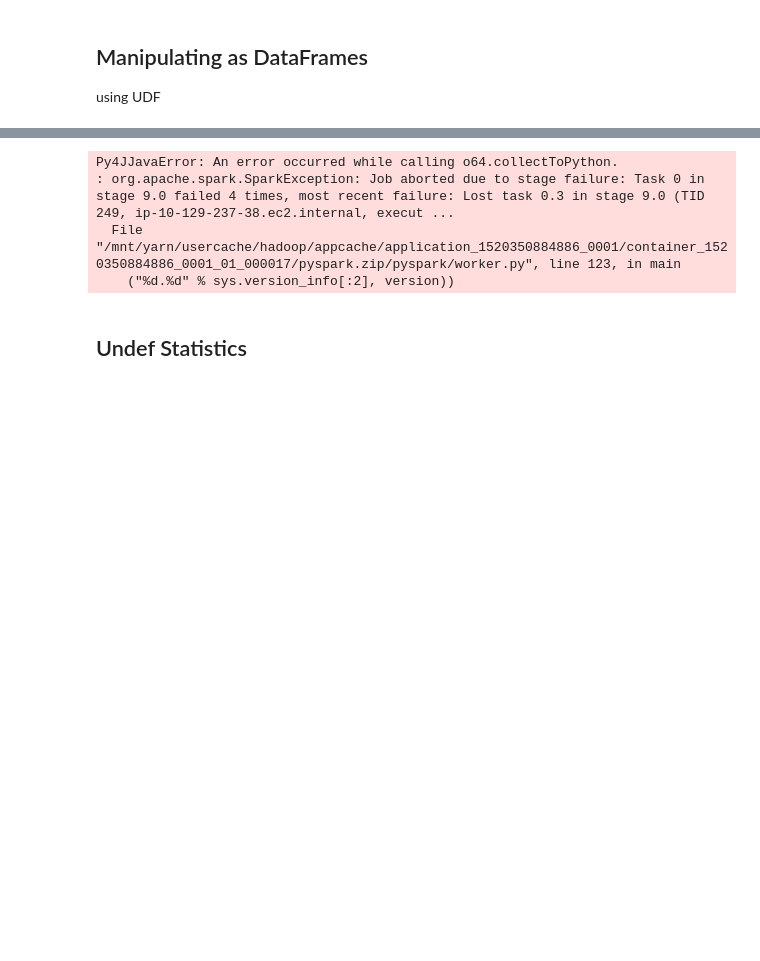
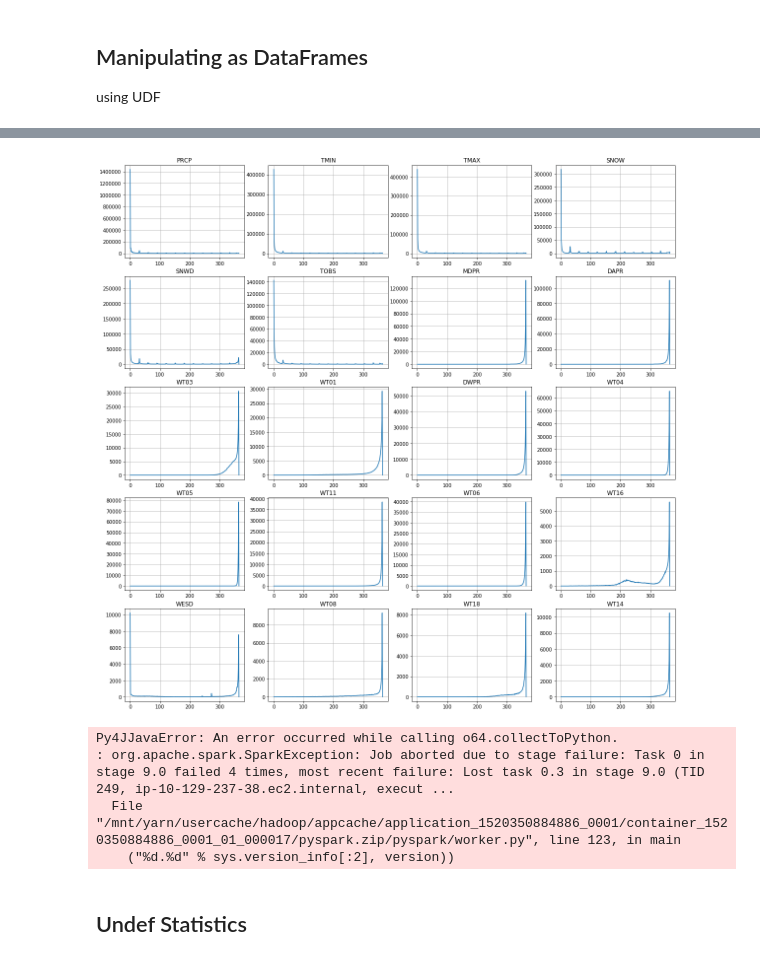
Before and after one commit to ucsd-edx/edX-Micro-Master-in-Data-Science, a Jupyter notebook: big-data-analytics-using-spark/notebooks/Section2-PCA/PCA/data_preparation/2.Big_PCA_computation-EMR.ipynb, the cells around one changed output, grey strips where cells are left out. Cells and saved outputs as stored; diff of their text form; code cells hidden in the pictures; blank space fills up the shorter version.

```diff
--- a/big-data-analytics-using-spark/notebooks/Section2-PCA/PCA/data_preparation/2.Big_PCA_computation-EMR.ipynb
+++ b/big-data-analytics-using-spark/notebooks/Section2-PCA/PCA/data_preparation/2.Big_PCA_computation-EMR.ipynb
@@ -281,0 +286,2 @@ MapPartitionsRDD[25] at javaToPython at NativeMethodAccessorImpl.java:0
+# %%
+nan_rdd=Weather_df.select(['Station','Measurement','Year','nan_no']).rdd.cache()
@@ -281,0 +292,7 @@ MapPartitionsRDD[25] at javaToPython at NativeMethodAccessorImpl.java:0
+# %%
+def map_to_hist(n):
+    a=np.zeros(366)
+    a[n]=1
+    return a
+by_measurement=nan_rdd.map(lambda row: (row.Measurement,map_to_hist(row.nan_no))).cache()
+#by_measurement.take(2)
@@ -282,3 +317,5 @@ MapPartitionsRDD[25] at javaToPython at NativeMethodAccessorImpl.java:0
+# %%
+Hists=by_measurement.reduceByKey(lambda x,y:x+y).collect()
 # %% [markdown]
 ## Manipulating as DataFrames
 using UDF
@@ -284,0 +328,3 @@ using UDF
+# %%
+HistMap={a:b for a,b in Hists}
+HistMap.keys()
@@ -285,3 +352,13 @@ using UDF
+# %%
+figure(figsize=[20,20])
+for i in range(len(Hists)):
+    measurement=Top20[i]
+    subplot(5,4,i+1)
+    plot(HistMap[measurement])
+    title(measurement)
+    grid()
+# %% [output]
+[figure, added]
 # %%
 from pyspark.sql.types import ArrayType,FloatType
 from pyspark.sql.functions import udf
```
Also changed, not shown: parts of 22 cells of this notebook, 1 other file.
